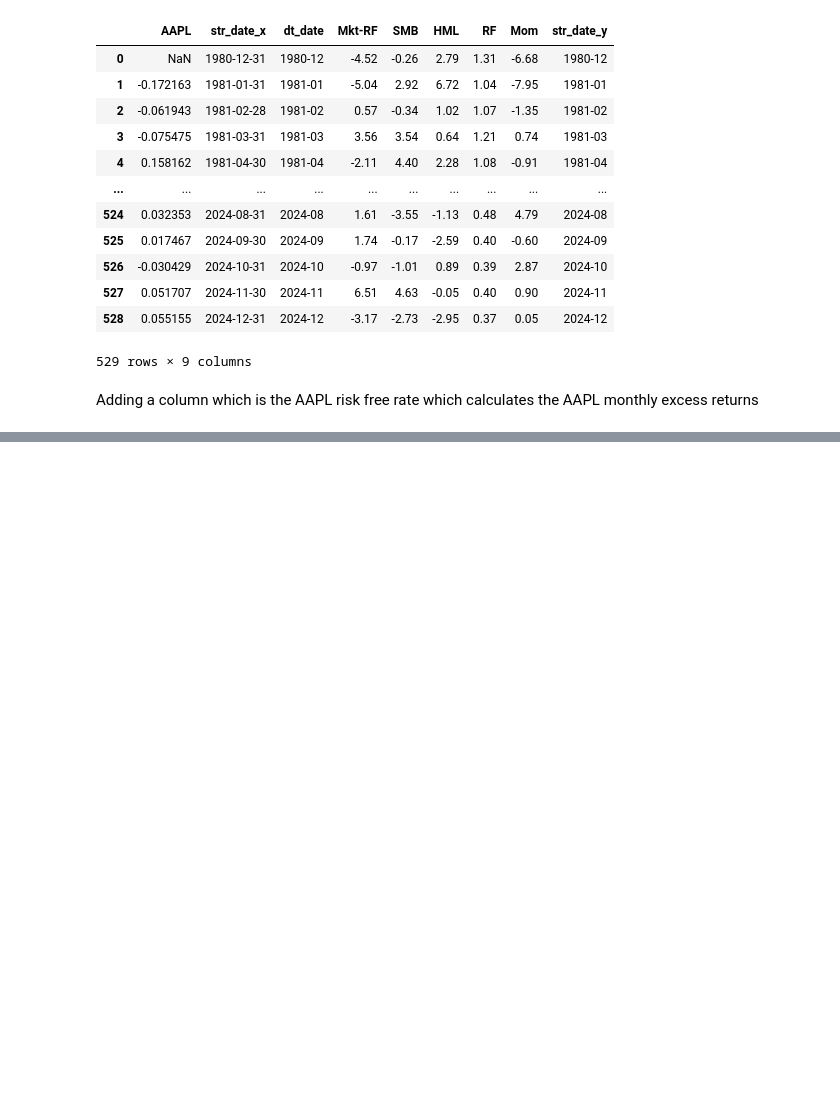
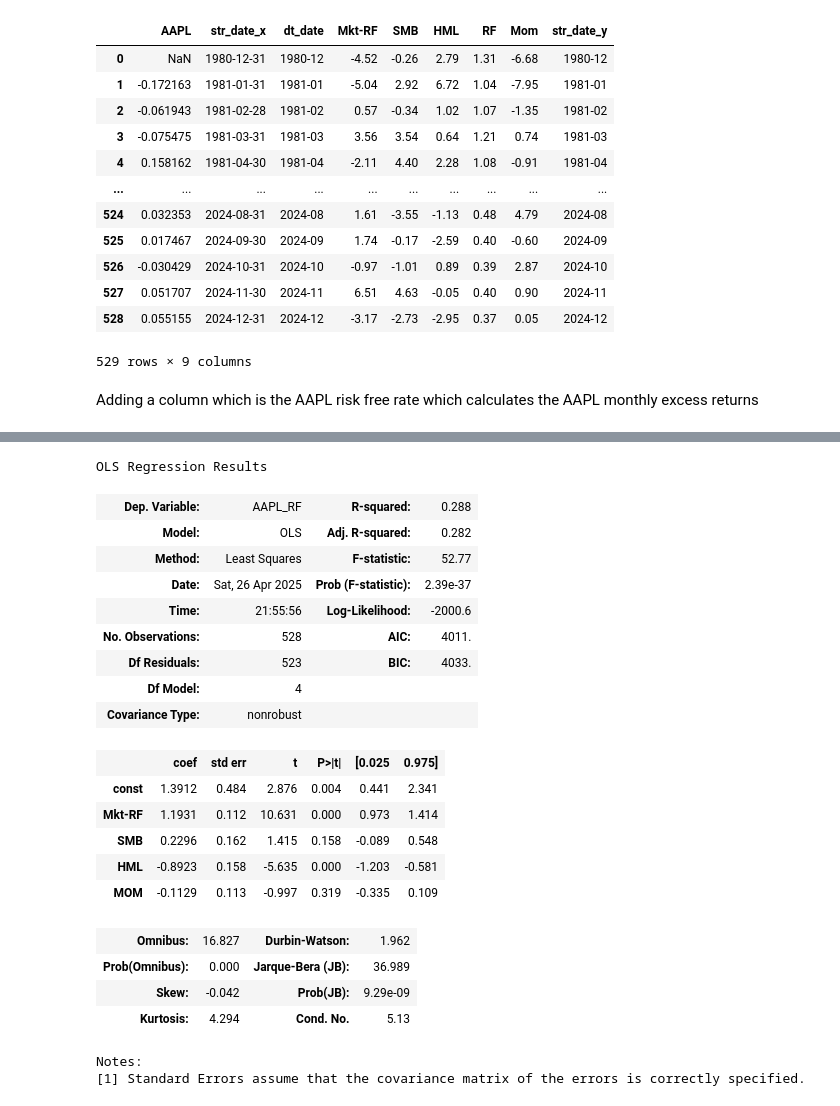
Before and after one commit to Uchit-2428/Estimating-a-Risk-Factor-Model, a Jupyter notebook: Risk_Factor_Model.ipynb, the cells around one changed output, grey strips where cells are left out. Cells and saved outputs as stored; diff of their text form; code cells hidden in the pictures; blank space fills up the shorter version.

```diff
--- a/Risk_Factor_Model.ipynb
+++ b/Risk_Factor_Model.ipynb
@@ -309,0 +369,27 @@ AAPL_ffac_merged_df.dropna(axis=0, inplace=True)
+# %%
+results = OLS(AAPL_ffac_merged_df_c['AAPL_RF'], AAPL_ffac_merged_df_c[['const','Mkt-RF', 'SMB', 'HML', 'MOM']], missing='drop').fit()
+# %%
+results.summary()
+# %% [output]
+OLS Regression Results
+| Dep. Variable: | AAPL_RF | R-squared: | 0.288 |
+| Model: | OLS | Adj. R-squared: | 0.282 |
+| Method: | Least Squares | F-statistic: | 52.77 |
+| Date: | Sat, 26 Apr 2025 | Prob (F-statistic): | 2.39e-37 |
+| Time: | 21:55:56 | Log-Likelihood: | -2000.6 |
+| No. Observations: | 528 | AIC: | 4011. |
+| Df Residuals: | 523 | BIC: | 4033. |
+| Df Model: | 4 |  |  |
+| Covariance Type: | nonrobust |  |  |
+|  | coef | std err | t | P>|t| | [0.025 | 0.975] |
+| const | 1.3912 | 0.484 | 2.876 | 0.004 | 0.441 | 2.341 |
+| Mkt-RF | 1.1931 | 0.112 | 10.631 | 0.000 | 0.973 | 1.414 |
+| SMB | 0.2296 | 0.162 | 1.415 | 0.158 | -0.089 | 0.548 |
+| HML | -0.8923 | 0.158 | -5.635 | 0.000 | -1.203 | -0.581 |
+| MOM | -0.1129 | 0.113 | -0.997 | 0.319 | -0.335 | 0.109 |
+| Omnibus: | 16.827 | Durbin-Watson: | 1.962 |
+| Prob(Omnibus): | 0.000 | Jarque-Bera (JB): | 36.989 |
+| Skew: | -0.042 | Prob(JB): | 9.29e-09 |
+| Kurtosis: | 4.294 | Cond. No. | 5.13 |
+Notes:
+[1] Standard Errors assume that the covariance matrix of the errors is correctly specified.
```
Also changed, not shown: parts of 13 cells of this notebook.
